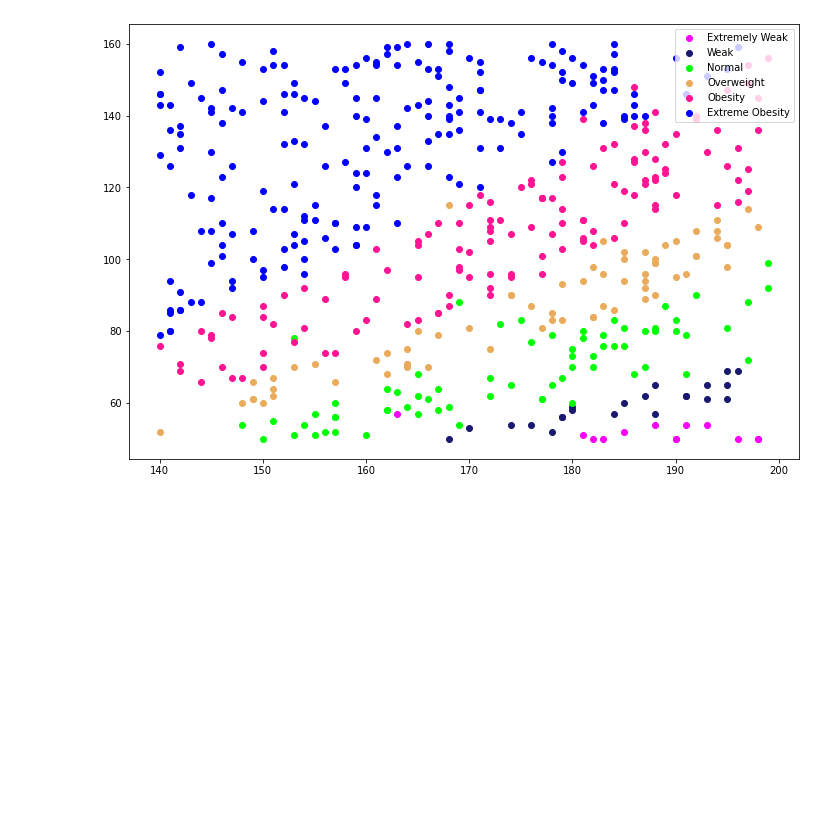
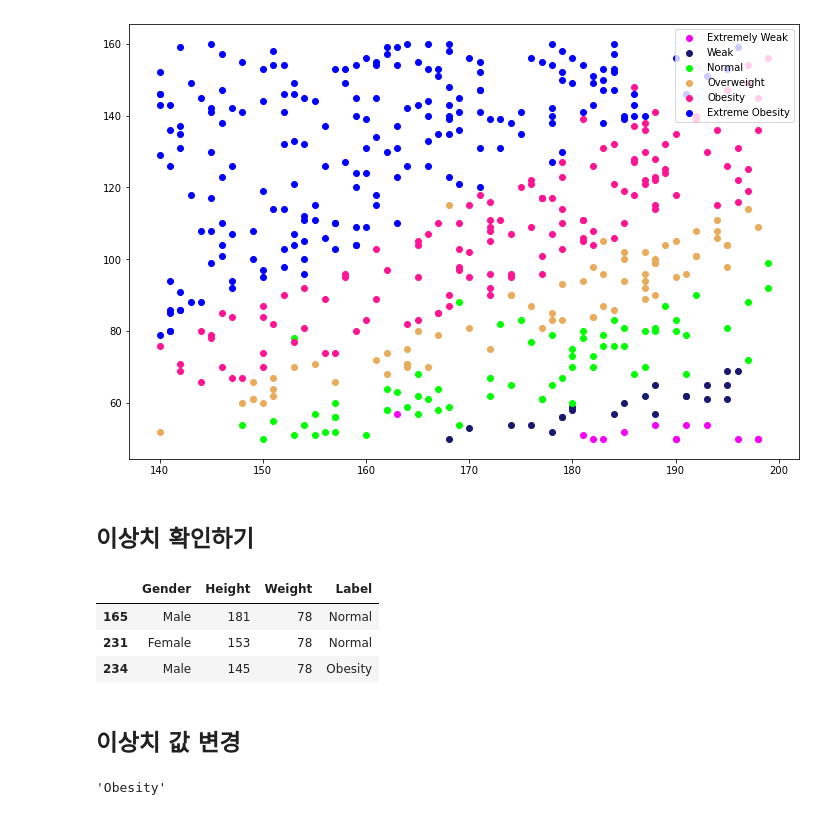
Before and after one commit to Shaharen/MachineLearning, a Jupyter notebook: Ex02_BMI.ipynb, the cells around one changed output. Saved outputs shown, nothing was run; the diff lists cells and outputs as text; code cells hidden in the pictures; blank space fills up the shorter version.

```diff
--- a/Ex02_BMI.ipynb
+++ b/Ex02_BMI.ipynb
@@ -122,3 +124,16 @@ myScatter('Extreme Obesity','#0000FF')
 plt.show()
 # %% [output]
 [figure]
+# %% [markdown]
+## 이상치 확인하기
+# %%
+# 키 : 153cm
+# 몸무게 : 78kg
+bmi[ bmi['Weight'] == 78]
+# %% [output]
+|  | Gender | Height | Weight | Label |
+| 165 | Male | 181 | 78 | Normal |
+| 231 | Female | 153 | 78 | Normal |
+| 234 | Male | 145 | 78 | Obesity |
+# %% [markdown]
+## 이상치 값 변경
@@ -124,0 +142,5 @@ plt.show()
+# %%
+# 위 쪽도 다시 적용해줌
+bmi.iloc[231 , 3]
+# %% [output]
+'Obesity'
```
Also changed, not shown: parts of 33 cells of this notebook.
